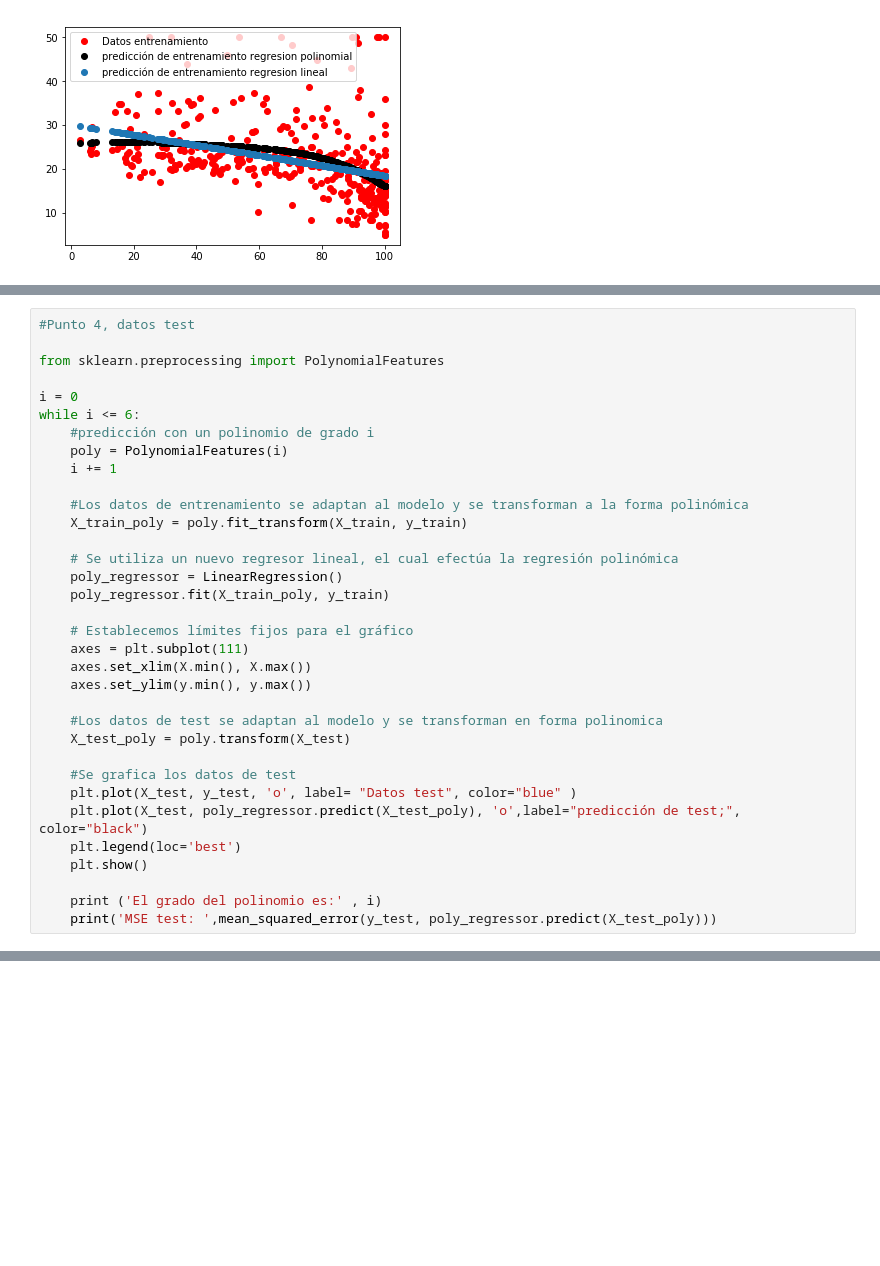
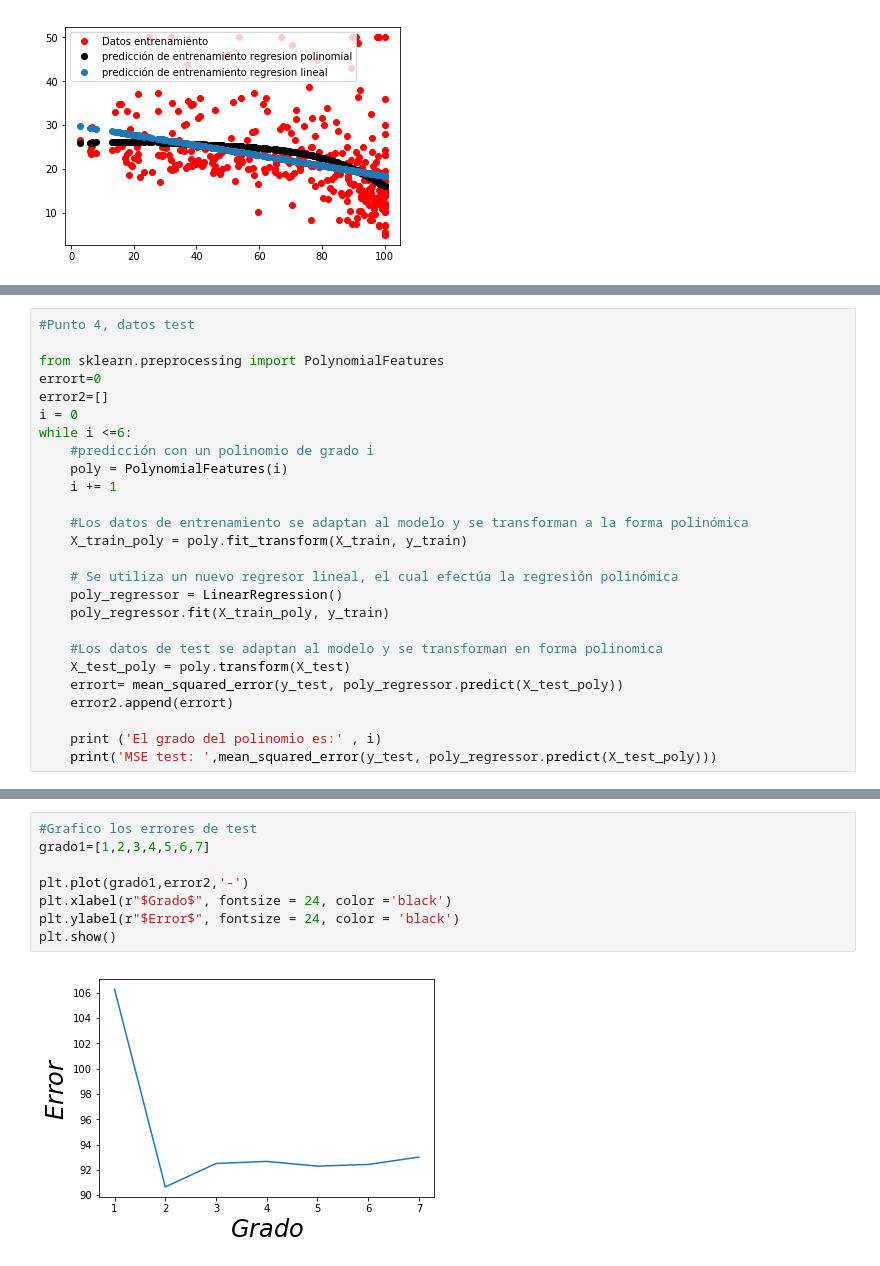
Before and after one commit to steffibustos/Inteligencia-Artificial, a Jupyter notebook: Resolucion Ej- Introducción al Aprendizaje Supervisado - Regresión Parte II .ipynb, the cells around one changed output, grey strips where cells are left out. Cells and saved outputs as stored; diff of their text form; blank space fills up the shorter version.

```diff
--- a/Resolucion Ej- Introducción al Aprendizaje Supervisado - Regresión Parte II .ipynb
+++ b/Resolucion Ej- Introducción al Aprendizaje Supervisado - Regresión Parte II .ipynb
@@ -205,9 +212,10 @@ MSE entrenamiento:  62.3806981772
 #Punto 4, datos test
 
 from sklearn.preprocessing import PolynomialFeatures
-
+errort=0
+error2=[]
 i = 0
-while i <= 6:
+while i <=6:
     #predicción con un polinomio de grado i
     poly = PolynomialFeatures(i)
     i += 1
@@ -219,19 +227,10 @@ while i <= 6:
     poly_regressor = LinearRegression()
     poly_regressor.fit(X_train_poly, y_train)
 
-    # Establecemos límites fijos para el gráfico
-    axes = plt.subplot(111)
-    axes.set_xlim(X.min(), X.max())
-    axes.set_ylim(y.min(), y.max())
-
     #Los datos de test se adaptan al modelo y se transforman en forma polinomica
     X_test_poly = poly.transform(X_test)
-
-    #Se grafica los datos de test
-    plt.plot(X_test, y_test, 'o', label= "Datos test", color="blue" )
-    plt.plot(X_test, poly_regressor.predict(X_test_poly), 'o',label="predicción de test;", color="black")
-    plt.legend(loc='best')
-    plt.show()
+    errort= mean_squared_error(y_test, poly_regressor.predict(X_test_poly))
+    error2.append(errort)
 
     print ('El grado del polinomio es:' , i)
     print('MSE test: ',mean_squared_error(y_test, poly_regressor.predict(X_test_poly)))
@@ -260,2 +252,12 @@ MSE test:  93.0040795128
+# %%
+#Grafico los errores de test
+grado1=[1,2,3,4,5,6,7]
+
+plt.plot(grado1,error2,'-')
+plt.xlabel(r"$Grado$", fontsize = 24, color ='black')
+plt.ylabel(r"$Error$", fontsize = 24, color = 'black')
+plt.show()
+# %% [output]
+[figure, added]
 # %% [markdown]
 ## Punto 5
```
Also changed, not shown: parts of 6 cells of this notebook.
